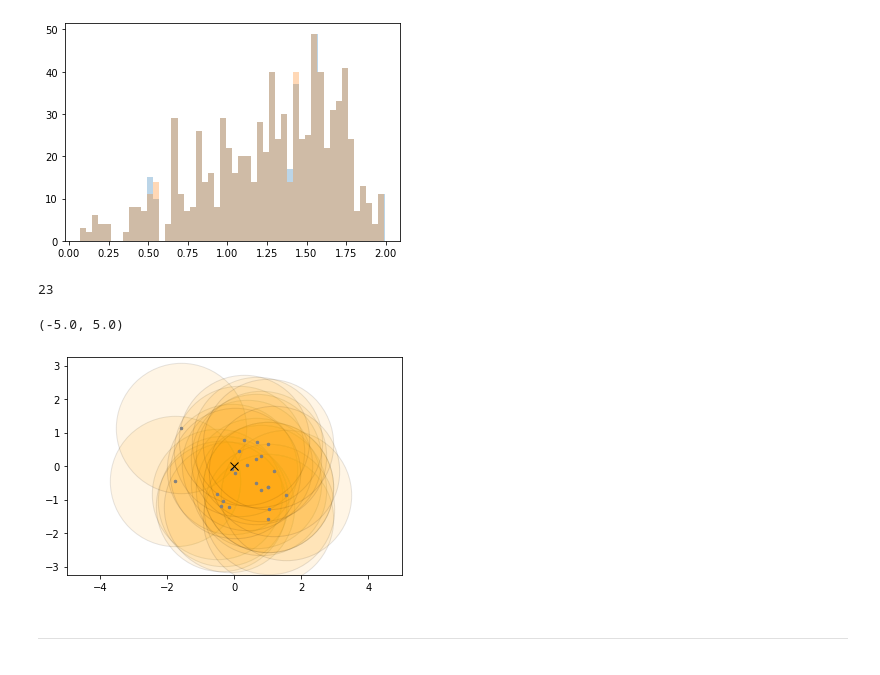
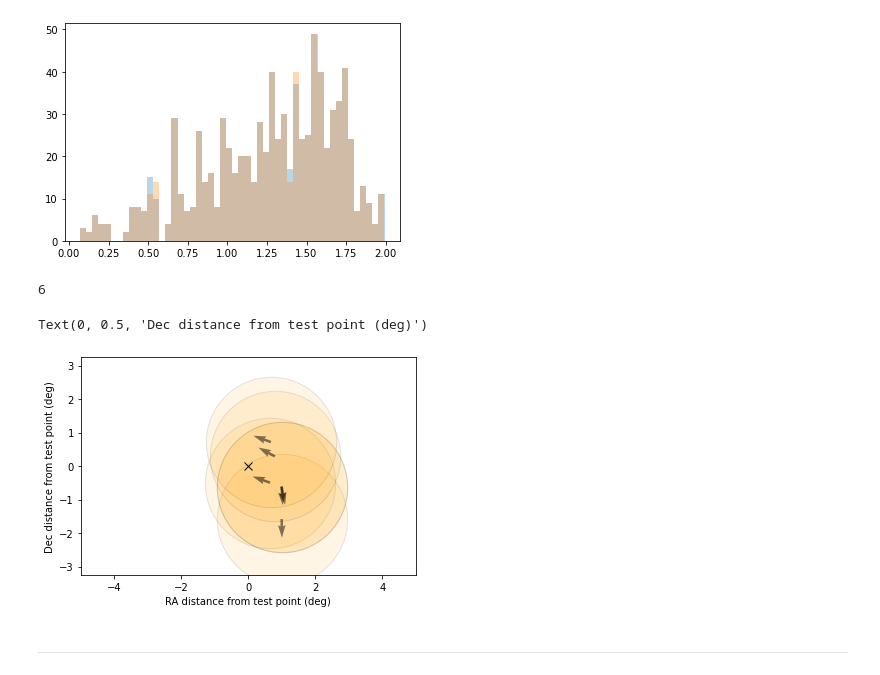
Before and after one commit to lsst/rubin_sim_notebooks, a Jupyter notebook: maf/science/Single Point Viz.ipynb, the cells around one changed output. Drawn from its saved outputs; the diff is of its cells as text; code cells hidden in the pictures.

```diff
--- a/maf/science/Single Point Viz.ipynb
+++ b/maf/science/Single Point Viz.ipynb
@@ -127,28 +135,39 @@ n,b,p = plt.hist(radius, bins=50, alpha=0.3)
 # %% [output]
 [figure]
 # %%
-show = np.where((visits['filter'] == 'r') & (visits['night'] < 367*1.2))
+show = np.where((visits['filter'] == 'r') & (visits['night'] < 30))
 print(len(show[0]))
 
-fig,ax = plt.subplots()
+# TODO: the circle sizes below are fragile to the figure size
+fig,ax = plt.subplots()#figsize=(10,10))
 ax.axis('equal')
 # These are just the center of the pointings - replace with patches
 #plt.plot(x, y, 'k.')
 # Might be able to do a hack?
 #plt.scatter([0], [0], s=10000,
 #            #marker='o', markersize=100, linestyle=''
 #            edgecolor='black', facecolor='red', alpha=0.2)
 plt.scatter(x[show], y[show], s=17000,
             #marker='o', markersize=100, linestyle=''
             edgecolor='black', facecolor='orange', alpha=0.1)
-plt.plot(x[show], y[show], marker='.', markersize=5, linestyle='', color='gray')
+
+# TODO: I doubt I'm getting the real "East of North" signs right here
+dx = np.sin(np.radians(visits['rotSkyPos']))
+dy = np.cos(np.radians(visits['rotSkyPos']))
+
+plt.quiver(x[show], y[show],dx[show],dy[show],alpha=0.5)
+            #marker='o', markersize=100, linestyle=''
+            #edgecolor='black', facecolor='orange', alpha=0.1)
+#plt.plot(x[show], y[show], marker='.', markersize=5, linestyle='', color='gray')
 plt.plot([0], [0], marker='x', markersize=8, linestyle='', color='k')
 plt.xlim(-5, 5)
 plt.ylim(-5, 5)
+plt.xlabel('RA distance from test point (deg)')
+plt.ylabel('Dec distance from test point (deg)')
 # %% [output]
-23
+6
-(-5.0, 5.0)
+Text(0, 0.5, 'Dec distance from test point (deg)')
-[figure, old version]
+[figure, new version]
 # %% [markdown]
 ---
 # %% [markdown]
```
Also changed, not shown: parts of 5 cells of this notebook.
